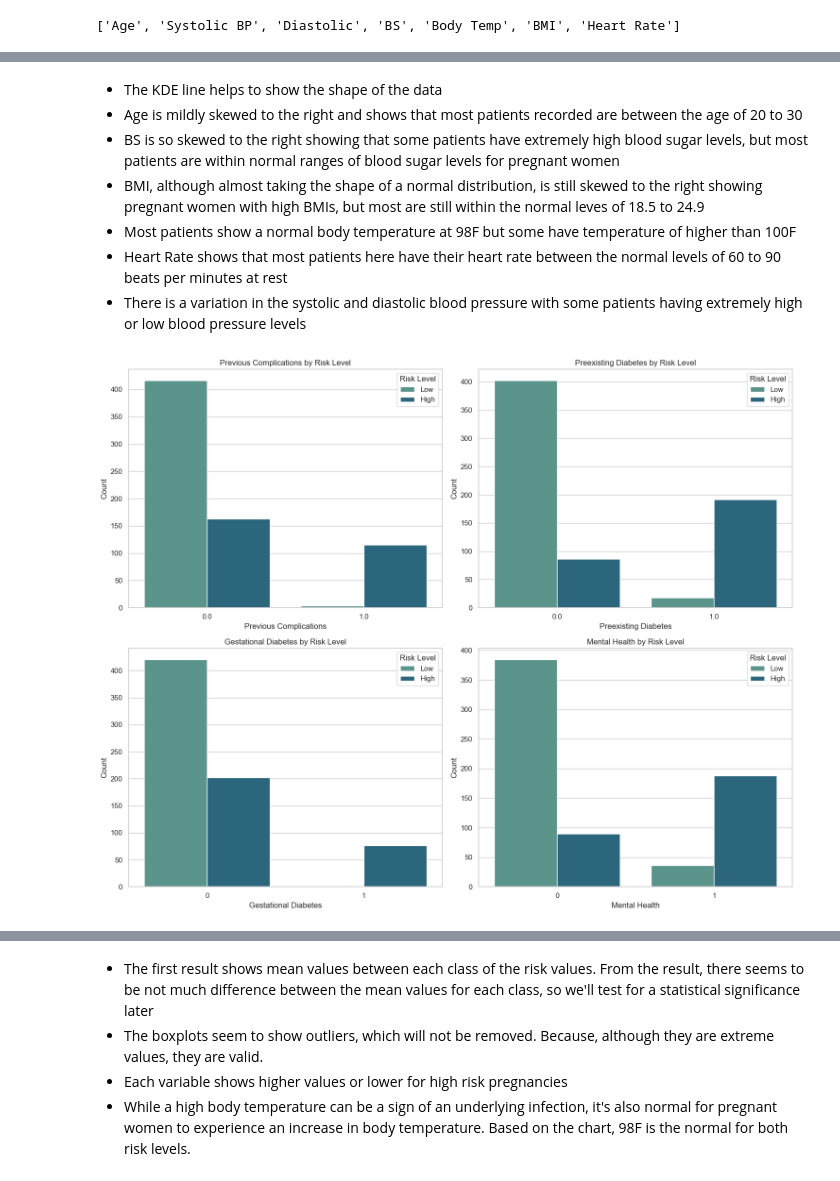
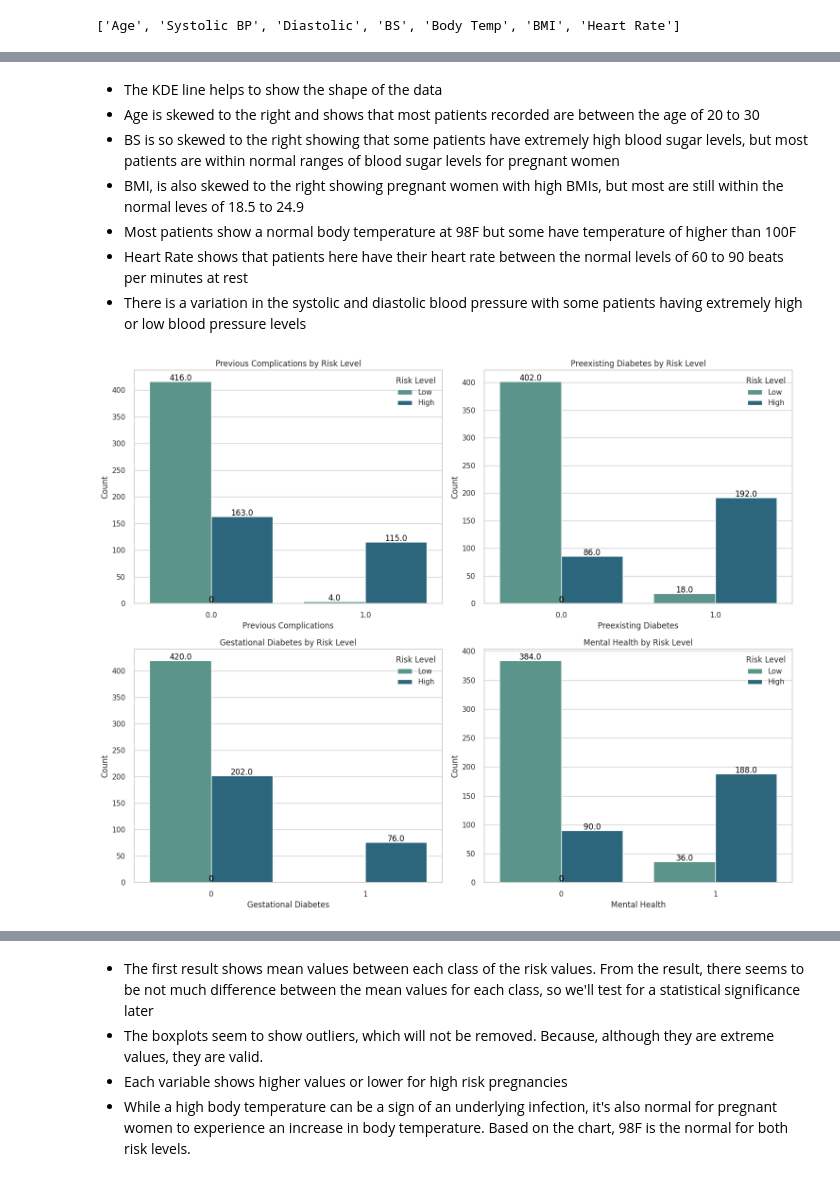
Before and after one commit to Vhickyem/Pregnancy-Risk-Prediction, a Jupyter notebook: code.ipynb, the cells around one changed output, grey strips where cells are left out. Saved outputs shown, nothing was run; the diff lists cells and outputs as text; code cells hidden in the pictures.

```diff
--- a/code.ipynb
+++ b/code.ipynb
@@ -229,7 +335,6 @@ Name: count, dtype: int64
 # %%
 # Check for categorical columns. A categorical column must only have 5 or less values
-# and they must not include Risk level
-cat_cols = [col for col in X_train.columns if X_train[col].nunique() <= 5]
+cat_cols = [col for col in maternal.columns if maternal[col].nunique() <= 5]
 cat_cols
 # %% [output]
 ['Previous Complications',
@@ -241,7 +349,7 @@ cat_cols
 plt.figure(figsize=(15,10))
 for i, col in enumerate(cat_cols, 1):
     plt.subplot(3, 2, i)
-    value_counts = X_train[col].value_counts()
+    value_counts = maternal[col].value_counts()
     bars = plt.bar(value_counts.index.astype(str), value_counts.values, color="teal")
     plt.title(f"Value Counts of {col}")
     plt.xlabel(f"{col}")
@@ -262,7 +367,6 @@ plt.show()
 # %%
 # select the numeric columns, those that are not in the list of categorical columns
-# and not Risk level
-num_cols = [col for col in X_train.columns if col not in cat_cols]
+num_cols = [col for col in maternal.columns if col not in cat_cols]
 num_cols
 # %% [output]
 ['Age', 'Systolic BP', 'Diastolic', 'BS', 'Body Temp', 'BMI', 'Heart Rate']
@@ -273,7 +379,7 @@ plt.figure(figsize=(15, 12))
 
 for i, col in enumerate(num_cols, 1):
     plt.subplot(3, 3, i)
-    sns.histplot(data=X_train, x=col, kde=True, color="teal")
+    sns.histplot(data=maternal, x=col, kde=True, color="teal")
     plt.title(f"Distribution of each {col}")
     plt.xlabel(col)
     plt.tight_layout()
@@ -284,25 +390,31 @@ plt.show()
 # %% [markdown]
 * The KDE line helps to show the shape of the data
-* Age is mildly skewed to the right and shows that most patients recorded are between the age of 20 to 30
+* Age is skewed to the right and shows that most patients recorded are between the age of 20 to 30
 * BS is so skewed to the right showing that some patients have extremely high blood sugar levels, but most patients are within normal ranges of blood sugar levels for pregnant women
-* BMI, although almost taking the shape of a normal distribution, is still skewed to the right showing pregnant women with high BMIs, but most are still within the normal leves of 18.5 to 24.9
+* BMI, is also skewed to the right showing pregnant women with high BMIs, but most are still within the normal leves of 18.5 to 24.9
 * Most patients show a normal body temperature at 98F but some have temperature of higher than 100F
-* Heart Rate shows that most patients here have their heart rate between the normal levels of 60 to 90 beats per minutes at rest
+* Heart Rate shows that patients here have their heart rate between the normal levels of 60 to 90 beats per minutes at rest
 * There is a variation in the systolic and diastolic blood pressure with some patients having extremely high or low blood pressure levels
 # %%
 # compare the categorical columns to the target column
 
 plt.figure(figsize=(15, 12))
 
 for i, col in enumerate(cat_cols, 1):
     plt.subplot(2, 2, i)
-    sns.countplot(data=X_train, x=col, hue=y_train, hue_order=["Low", "High"] ,palette="crest")
+    ax = sns.countplot(data=maternal, x=col, hue=y_train, hue_order=["Low", "High"] ,palette="crest")
     plt.title(f"{col} by Risk Level")
     plt.ylabel("Count")
     plt.xlabel(col)
     plt.legend(title="Risk Level")
     plt.tight_layout()
+
+    for p in ax.patches:
+        ax.annotate(f"{p.get_height()}", (p.get_x() + p.get_width() / 2., p.get_height()), ha="center", va="center", fontsize=12, color="black",
+                   xytext=(0,5), textcoords="offset points")
+        height = bar.get_height()
+
 plt.show()
 # %% [output]
-[figure, old version]
+[figure, new version]
 # %% [markdown]
```
Also changed, not shown: parts of 54 cells of this notebook.
